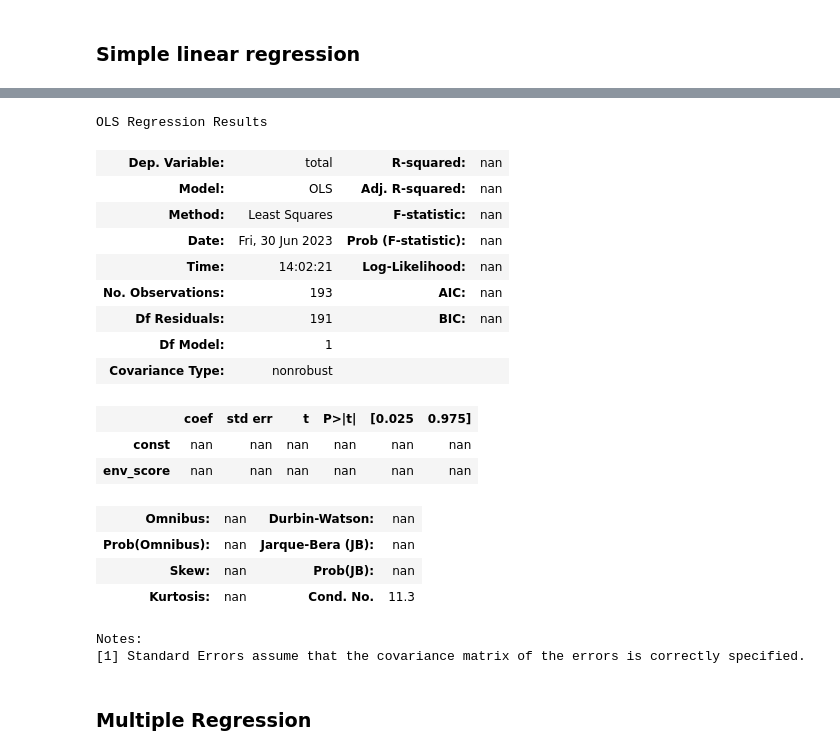
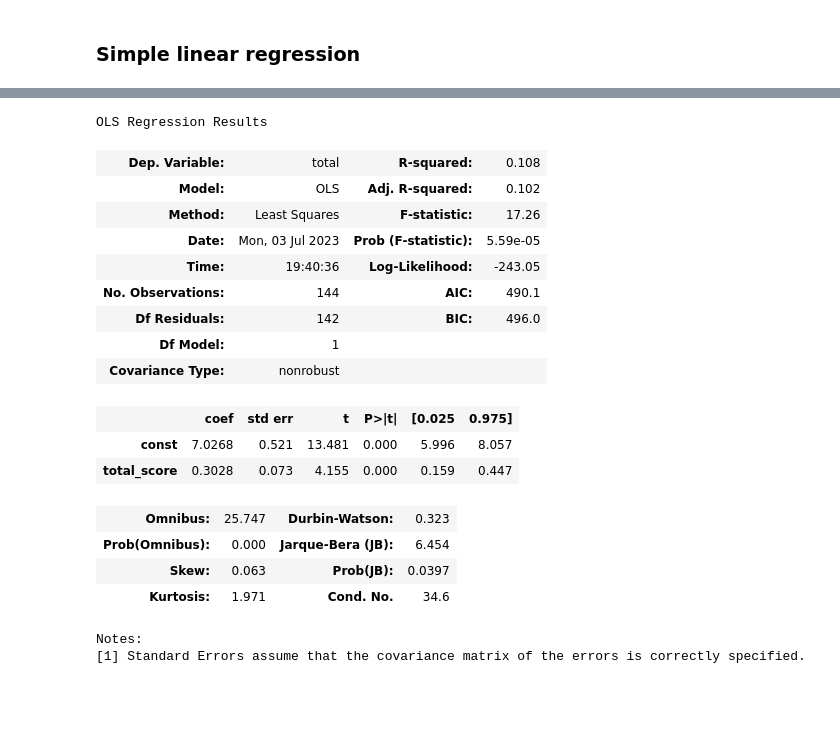
Before and after one commit to capstone-travel-index/better_travel_index, a Jupyter notebook: travel_analysis.ipynb, the cells around one changed output, grey strips where cells are left out. Cells and saved outputs as stored; diff of their text form; code cells hidden in the pictures; blank space fills up the shorter version.

```diff
--- a/travel_analysis.ipynb
+++ b/travel_analysis.ipynb
@@ -191,0 +226,5 @@ df_analysis_diff
+# %%
+# Apply logarithmic transformation to the travel data
+df_log = df_analysis.copy()
+colum_to_log = ['africa', 'americas', 'east_asia_and_the_pacific', 'europe', 'middle_east', 'other_not_classified', 'south_asia', 'total']
+df_log[colum_to_log] = df_log[colum_to_log].apply(lambda x: np.log(x))
@@ -203,0 +301,3 @@ sns.pairplot(Xdiff);
+# %%
+# Filter the DataFrame to include only countries in the 'Europe' sub-region
+europe_df = df_log[df_analysis['sub-region_name'] == 'Europe']
@@ -232,12 +321,13 @@ plt.show()
 import statsmodels.api as sm
 # %%
 # Prepare data for modeling
+df_lin_reg = df_log.dropna()
 # Choose the predictor X and add a constant term
-X = df_analysis_bc[['env_score']]
+X = df_lin_reg[['total_score']]
 # Our model needs an intercept so we add a column of 1s:
 X = sm.add_constant(X)
 # Define dependent variable
-y = df_analysis_bc['total']
+y = df_lin_reg['total']
 # %%
 # Create an OLS model
 model = sm.OLS(y, X)
@@ -286,39 +382,37 @@ Confidence Intervals: The confidence intervals provide a range within which we c
 # %%
+europe_df
 # Prepare data for modeling
+df_eu_lin_reg = europe_df.dropna()
 # Choose the predictor X and add a constant term
-Xbc = df_analysis_bc[['env_score']]
+Xe = df_eu_lin_reg[['total_score']]
 # Our model needs an intercept so we add a column of 1s:
-Xbc = sm.add_constant(Xbc)
+Xe = sm.add_constant(Xe)
 # Define dependent variable
-y = df_analysis_bc['total']
+y = df_eu_lin_reg['total']
 # %%
 # Create an OLS model
-model = sm.OLS(y, Xbc)
+model = sm.OLS(y, Xe)
 # use the data to calculate the intercept and slope
 results = model.fit()
 # return the output of the model
 results.summary()
-
-#Note: this can be written as sm.OLS(y,X).fit().summary()
 # %% [output]
 OLS Regression Results
-| Dep. Variable: | total | R-squared: | nan |
-| Model: | OLS | Adj. R-squared: | nan |
-| Method: | Least Squares | F-statistic: | nan |
-| Date: | Fri, 30 Jun 2023 | Prob (F-statistic): | nan |
-| Time: | 14:02:21 | Log-Likelihood: | nan |
-| No. Observations: | 193 | AIC: | nan |
-| Df Residuals: | 191 | BIC: | nan |
+| Dep. Variable: | total | R-squared: | 0.108 |
+| Model: | OLS | Adj. R-squared: | 0.102 |
+| Method: | Least Squares | F-statistic: | 17.26 |
+| Date: | Mon, 03 Jul 2023 | Prob (F-statistic): | 5.59e-05 |
+| Time: | 19:40:36 | Log-Likelihood: | -243.05 |
+| No. Observations: | 144 | AIC: | 490.1 |
+| Df Residuals: | 142 | BIC: | 496.0 |
 | Df Model: | 1 |  |  |
 | Covariance Type: | nonrobust |  |  |
 |  | coef | std err | t | P>|t| | [0.025 | 0.975] |
-| const | nan | nan | nan | nan | nan | nan |
-| env_score | nan | nan | nan | nan | nan | nan |
+| const | 7.0268 | 0.521 | 13.481 | 0.000 | 5.996 | 8.057 |
+| total_score | 0.3028 | 0.073 | 4.155 | 0.000 | 0.159 | 0.447 |
-| Omnibus: | nan | Durbin-Watson: | nan |
-| Prob(Omnibus): | nan | Jarque-Bera (JB): | nan |
-| Skew: | nan | Prob(JB): | nan |
-| Kurtosis: | nan | Cond. No. | 11.3 |
+| Omnibus: | 25.747 | Durbin-Watson: | 0.323 |
+| Prob(Omnibus): | 0.000 | Jarque-Bera (JB): | 6.454 |
+| Skew: | 0.063 | Prob(JB): | 0.0397 |
+| Kurtosis: | 1.971 | Cond. No. | 34.6 |
 Notes:
 [1] Standard Errors assume that the covariance matrix of the errors is correctly specified.
-# %% [markdown]
-### Multiple Regression
```
Also changed, not shown: parts of 51 cells of this notebook.
